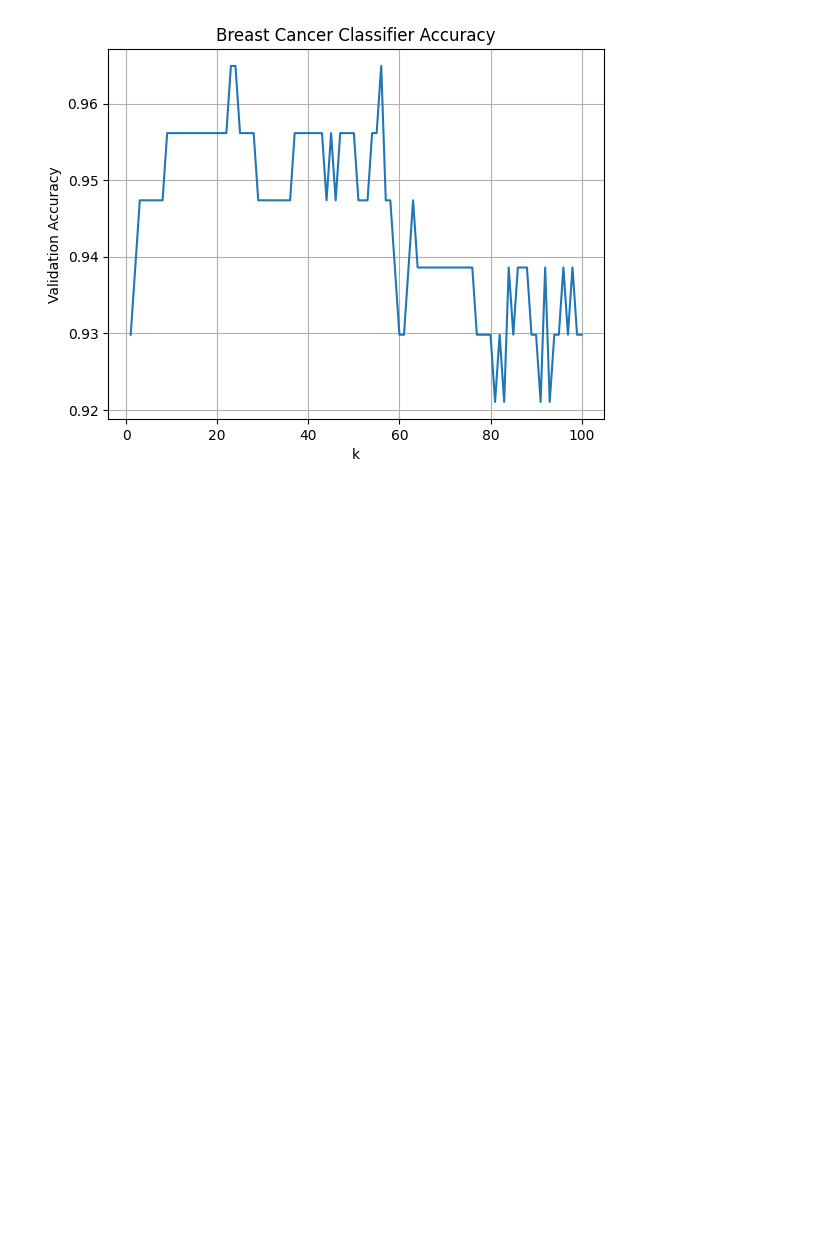
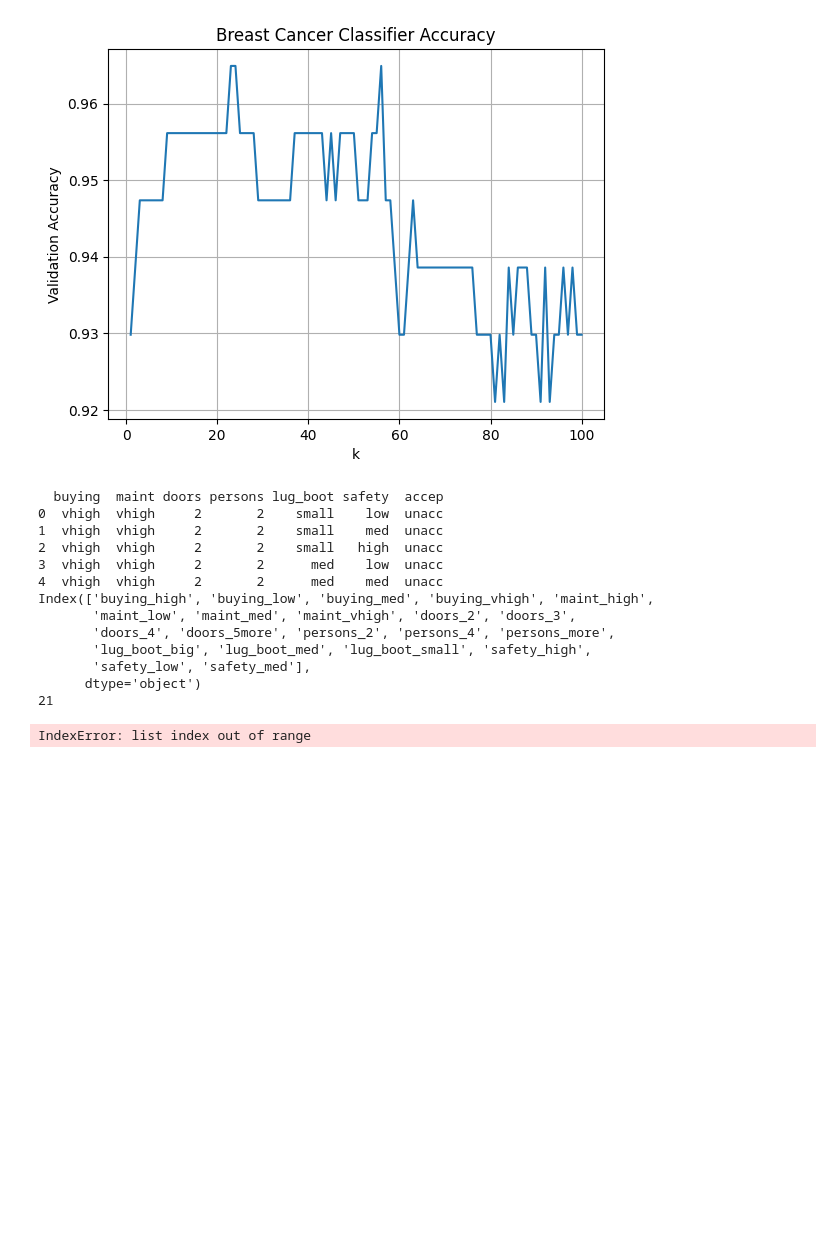
Before and after one commit to NatanaelGeraldoS/Breast-Cancer-Classifier-Using-K-Nearest-Neighbors, a Jupyter notebook: Breast_Cancer_Classifier.ipynb, the cells around one changed output. Cells and saved outputs as stored; diff of their text form; code cells hidden in the pictures; blank space fills up the shorter version.

Commit message:
feat: Decesion Tree Calssifier

```diff
--- a/Breast_Cancer_Classifier.ipynb
+++ b/Breast_Cancer_Classifier.ipynb
@@ -95,3 +95,57 @@ plt.grid(True)
 plt.show()
 # %% [output]
 [figure]
+# %%
+import pandas as pd
+import numpy as np
+import matplotlib.pyplot as plt
+
+
+#Import models from scikit learn module:
+from sklearn.model_selection import train_test_split
+from sklearn.tree import DecisionTreeClassifier
+from sklearn import tree
+
+#Loading the dataset
+df = pd.read_csv('https://archive.ics.uci.edu/ml/machine-learning-databases/car/car.data', names=['buying', 'maint', 'doors', 'persons', 'lug_boot', 'safety', 'accep'])
+
+## 1a. Take a look at the dataset
+print(df.head())
+
+## 1b. Setting the target and predictor variables
+#df['accep'] = ~(df['accep']=='unacc') #1 is acceptable, 0 if not acceptable
+X = pd.get_dummies(df.iloc[:,0:6])
+y = df['accep']
+
+## 1c. Examine the new features
+print(X.columns)
+print(len(X.columns))
+
+## 2a. Performing the train-test split
+x_train, x_test, y_train, y_test = train_test_split(X,y, random_state=0, test_size=0.2)
+
+## 2b.Fitting the decision tree classifier
+dt = DecisionTreeClassifier(max_depth=3, ccp_alpha=0.01,criterion='gini')
+dt.fit(x_train, y_train)
+
+## 3.Plotting the Tree
+plt.figure(figsize=(20,12))
+tree.plot_tree(dt, feature_names = x_train.columns, max_depth=5, class_names = ['unacc', 'acc'], label='all', filled=True)
+plt.tight_layout()
+plt.show()
+# %% [output]
+  buying  maint doors persons lug_boot safety  accep
+0  vhigh  vhigh     2       2    small    low  unacc
+1  vhigh  vhigh     2       2    small    med  unacc
+2  vhigh  vhigh     2       2    small   high  unacc
+3  vhigh  vhigh     2       2      med    low  unacc
+4  vhigh  vhigh     2       2      med    med  unacc
+Index(['buying_high', 'buying_low', 'buying_med', 'buying_vhigh', 'maint_high',
+       'maint_low', 'maint_med', 'maint_vhigh', 'doors_2', 'doors_3',
+       'doors_4', 'doors_5more', 'persons_2', 'persons_4', 'persons_more',
+       'lug_boot_big', 'lug_boot_med', 'lug_boot_small', 'safety_high',
+       'safety_low', 'safety_med'],
+      dtype='object')
+21
+IndexError: list index out of range
+[figure, added]
```
